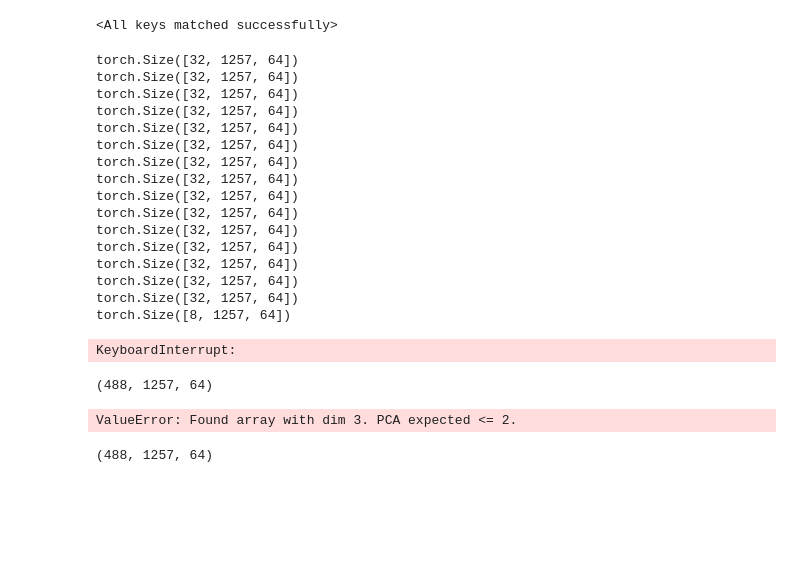
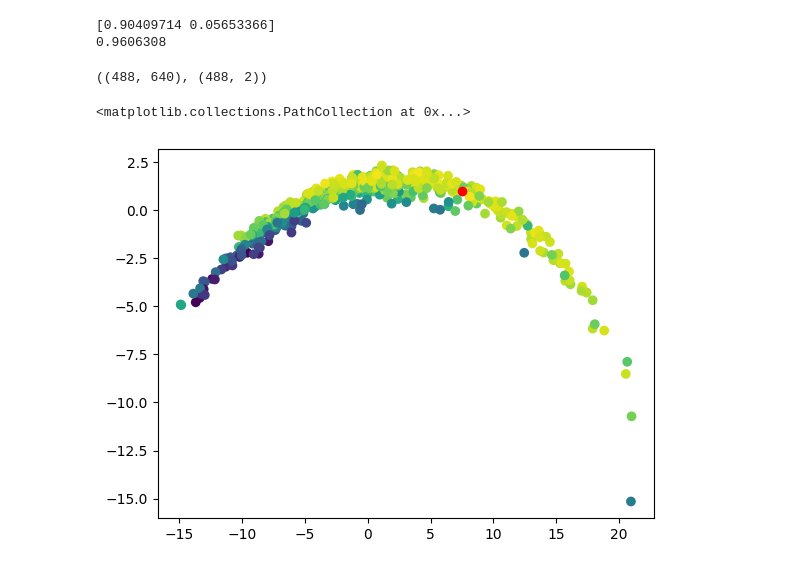
Before and after one commit to jaisharmz/hacklytics-2025, a Jupyter notebook: hacklytics2025.ipynb, the cells around one changed output. Cells and saved outputs as stored; diff of their text form; code cells hidden in the pictures; blank space fills up the shorter version.

Commit message:
model, clustering, and pca visualizations are working now

```diff
--- a/hacklytics2025.ipynb
+++ b/hacklytics2025.ipynb
@@ -257,7 +182,7 @@ torch.Size([32, 1000, 128])
 train_dataset = TensorDataset(torch.tensor(X_t, dtype=torch.float32))
 val_dataset = TensorDataset(torch.tensor(X_v, dtype=torch.float32))
 all_dataset = TensorDataset(torch.tensor(X.values.reshape(X.shape[0], 1, X.shape[-1]), dtype=torch.float32))
-train_loader = DataLoader(train_dataset, batch_size=32, shuffle=True)
+train_loader = DataLoader(train_dataset, batch_size=32, shuffle=False)
 val_loader = DataLoader(val_dataset, batch_size=32, shuffle=False)
 all_loader = DataLoader(all_dataset, batch_size=32, shuffle=False)
 # %%
@@ -299,4 +224,4 @@ def train_autoencoder(model, train_loader, val_loader, num_epochs=50, lr=1e-4, d
         print(f"Epoch [{epoch+1}/{num_epochs}] - Train Loss: {train_loss:.4f} | Val Loss: {val_loss:.4f}")
     return model
 # %%
-# model = train_autoencoder(model, train_loader, val_loader, num_epochs=50, lr=1e-4, device=device)
+model = train_autoencoder(model, train_loader, val_loader, num_epochs=50, lr=1e-4, device=device)
@@ -308,37 +251,7 @@ def train_autoencoder(model, train_loader, val_loader, num_epochs=50, lr=1e-4, d
 # %%
 # torch.linalg.norm(X_temp), torch.linalg.norm(outputs)
 # %%
-# torch.save(model.state_dict(), "model.pth")
-model.load_state_dict(torch.load("model.pth"))
+torch.save(model.state_dict(), "model.pth")
+# model.load_state_dict(torch.load("model.pth"))
-# %% [output]
-<All keys matched successfully>
 # %%
 # X_t.shape
-# %%
-model.eval()
-latents = []
-with torch.no_grad():
-    for (batch, ) in all_loader:
-        x = batch.to(device)
-        output, latent = model(x)
-        print(latent.shape)
-        latents.append(latent.cpu().detach().numpy())
-latents = np.concatenate(latents)
-# %% [output]
-torch.Size([32, 1257, 64])
-torch.Size([32, 1257, 64])
-torch.Size([32, 1257, 64])
-torch.Size([32, 1257, 64])
-torch.Size([32, 1257, 64])
-torch.Size([32, 1257, 64])
-torch.Size([32, 1257, 64])
-torch.Size([32, 1257, 64])
-torch.Size([32, 1257, 64])
-torch.Size([32, 1257, 64])
-torch.Size([32, 1257, 64])
-torch.Size([32, 1257, 64])
-torch.Size([32, 1257, 64])
-torch.Size([32, 1257, 64])
-torch.Size([32, 1257, 64])
-torch.Size([8, 1257, 64])
-KeyboardInterrupt:
@@ -345,16 +313,21 @@ KeyboardInterrupt:
 # %%
 from sklearn.decomposition import PCA
 from sklearn.cluster import KMeans
+# %%
+pca = PCA(n_components=2)
+latents_transformed = pca.fit_transform(latents)
+print(pca.explained_variance_ratio_)
+print(np.sum(pca.explained_variance_ratio_))
+# %% [output]
+[0.90409714 0.05653366]
+0.9606308
 # %%
-latents.shape
+latents.shape, latents_transformed.shape
 # %% [output]
-(488, 1257, 64)
+((488, 640), (488, 2))
-# %%
-pca = PCA(n_components=2)
-latents_transformed = pca.fit_transform(latents)
-# %% [output]
-ValueError: Found array with dim 3. PCA expected <= 2.
-# %%
-latents.shape
-# %% [output]
-(488, 1257, 64)
+# %%
+plt.scatter(latents_transformed[:,0], latents_transformed[:,1], c=corrs)
+plt.scatter(latents_transformed[special_idx,0], latents_transformed[special_idx,1], c="red")
+# %% [output]
+<matplotlib.collections.PathCollection at 0x...>
+[figure, added]
```
Also changed, not shown: parts of 17 cells of this notebook, 3 other files.
